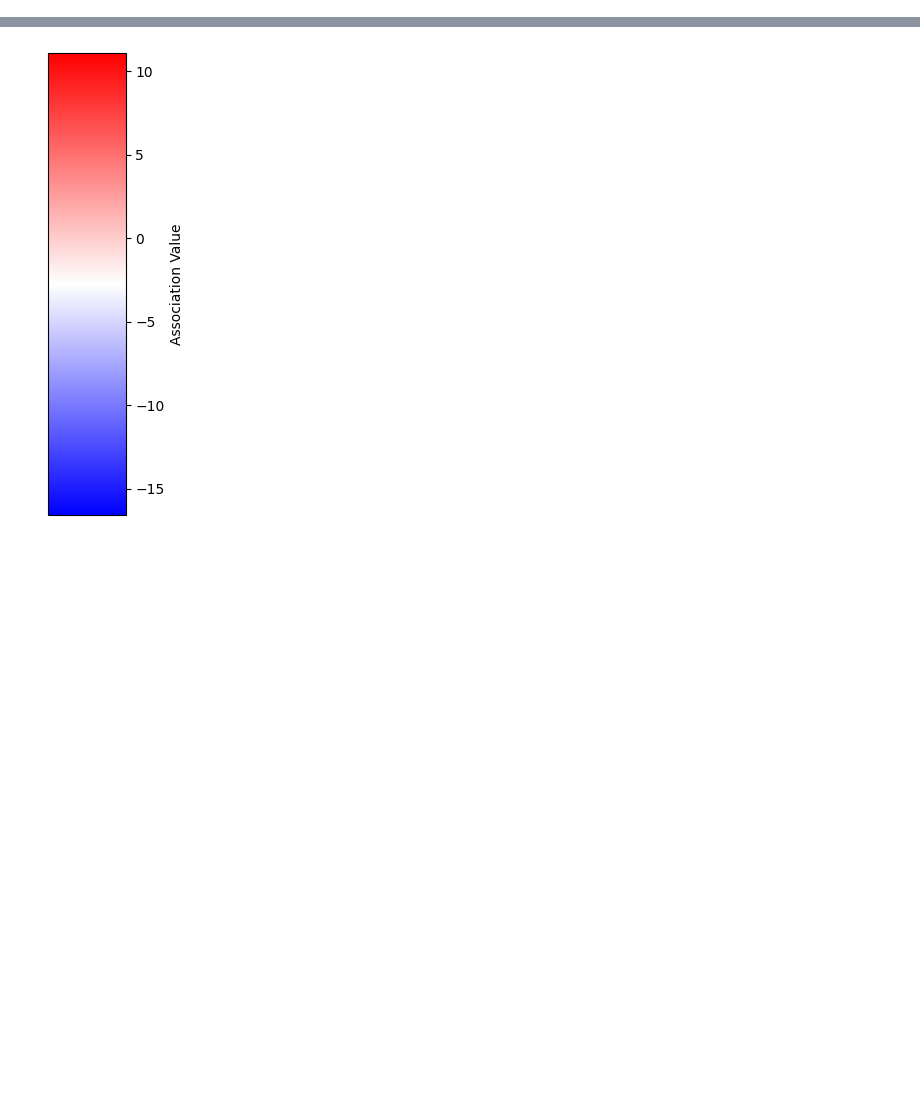
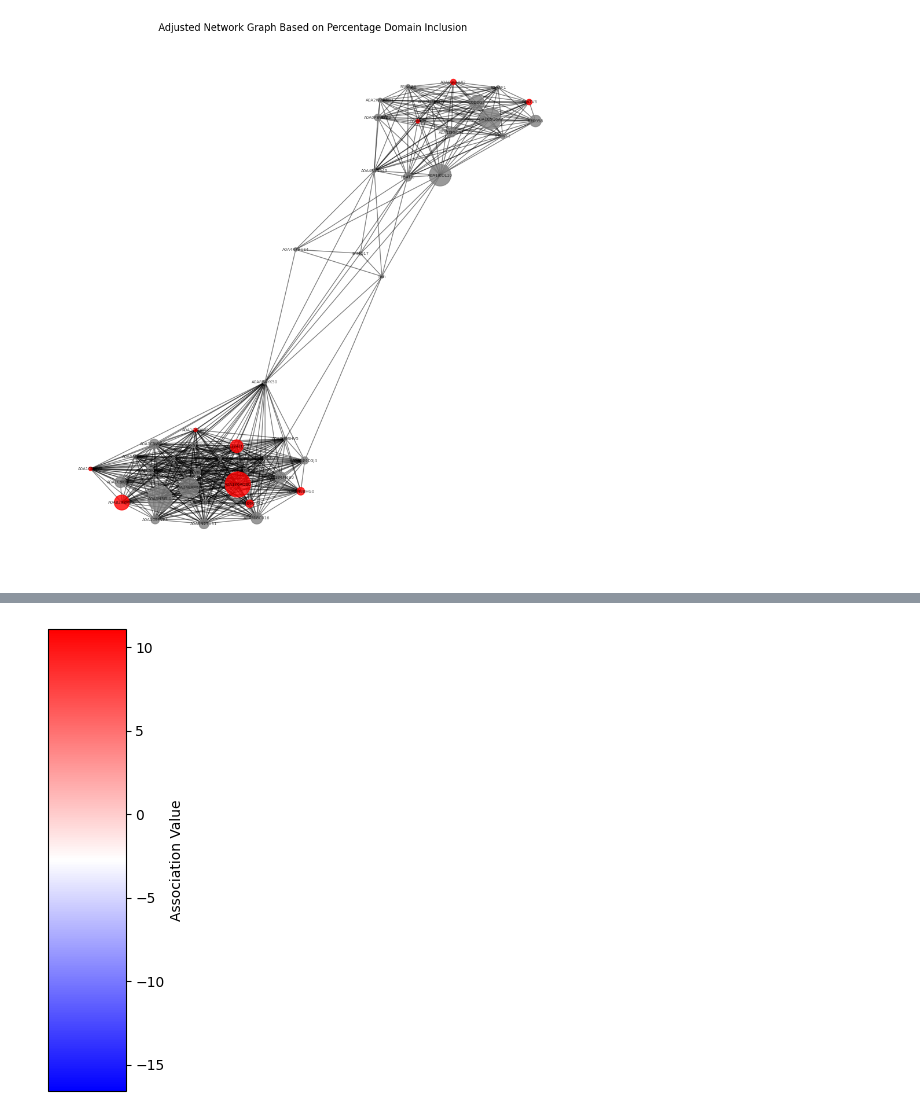
Before and after one commit to oliverdesa/Clustering_Metagenomics, a Jupyter notebook: src/clustering/network_plot.ipynb, the cells around one changed output, grey strips where cells are left out. Cells and saved outputs as stored; diff of their text form; code cells hidden in the pictures; blank space fills up the shorter version.

```diff
--- a/src/clustering/network_plot.ipynb
+++ b/src/clustering/network_plot.ipynb
@@ -77,59 +77,61 @@ significant_edges = [(cluster_ids[i], cluster_ids[j], cosine_sim[i, j])
                      for j in range(i+1, len(cluster_ids))
                      if cosine_sim[i, j] > significant_similarity_threshold]
 # %%
-def plot_network():
- # Create the network graph
-    G_adjusted_similarity = nx.Graph()
 
-    # Add nodes (clusters)
-    G_adjusted_similarity.add_nodes_from(cluster_ids)
+# Create the network graph
+G_adjusted_similarity = nx.Graph()
 
-    # Add edges with weights based on cosine similarity
-    G_adjusted_similarity.add_weighted_edges_from(significant_edges)
+# Add nodes (clusters)
+G_adjusted_similarity.add_nodes_from(cluster_ids)
 
-    downregulated_clusters = [
-        "A0A1C6G745",
-        "A0A829ZMP2",
-        "A0A1C6FAW9",
-        "A0A174TDS3",
-        "R6MIH8",
-        "A0A1C5VJV2",
-        "A0A0B0HUJ2",
-        "R6YTV6",
-        "A0A1Y6AQ80",
-        "A0A6N3BHG0"
-    ]
+# Add edges with weights based on cosine similarity
+G_adjusted_similarity.add_weighted_edges_from(significant_edges)
 
-    # Assign colors to nodes based on whether they are downregulated in CRC
-    node_colors = ["red" if node in downregulated_clusters else "blue" for node in G_adjusted_similarity.nodes()]
+downregulated_clusters = [
+    "A0A1C6G745",
+    "A0A829ZMP2",
+    "A0A1C6FAW9",
+    "A0A174TDS3",
+    "R6MIH8",
+    "A0A1C5VJV2",
+    "A0A0B0HUJ2",
+    "R6YTV6",
+    "A0A1Y6AQ80",
+    "A0A6N3BHG0"
+]
 
-    # Step 1: Calculate the size of each cluster
-    cluster_sizes = merged_df['dl_endopeptidase-foldseek_cluster'].value_counts().to_dict()
+# Assign colors to nodes based on whether they are downregulated in CRC
+node_colors = ["red" if node in downregulated_clusters else "Grey" for node in G_adjusted_similarity.nodes()]
 
-    # Step 2: Map cluster sizes to node sizes for visualization
-    # Normalize cluster sizes to a suitable range for node sizes in the graph (e.g., between 20 and 1000)
-    min_size = 20
-    max_size = 1000
-    min_cluster_size = min(cluster_sizes.values())
-    max_cluster_size = max(cluster_sizes.values())
-    node_sizes = [
-        ((cluster_sizes[node] - min_cluster_size) / (max_cluster_size - min_cluster_size) * (max_size - min_size) + min_size)
-        if node in cluster_sizes else min_size
-        for node in G_adjusted_similarity.nodes()
-    ]
+# Step 1: Calculate the size of each cluster
+cluster_sizes = merged_df['dl_endopeptidase-foldseek_cluster'].value_counts().to_dict()
 
-    # Visualize the adjusted network
-    plt.figure(figsize=(12, 12))
-    pos = nx.spring_layout(G_adjusted_similarity, seed=42)  # For consistent layout
+# Step 2: Map cluster sizes to node sizes for visualization
+# Normalize cluster sizes to a suitable range for node sizes in the graph (e.g., between 20 and 1000)
+min_size = 20
+max_size = 1000
+min_cluster_size = min(cluster_sizes.values())
+max_cluster_size = max(cluster_sizes.values())
+node_sizes = [
+    ((cluster_sizes[node] - min_cluster_size) / (max_cluster_size - min_cluster_size) * (max_size - min_size) + min_size)
+    if node in cluster_sizes else min_size
+    for node in G_adjusted_similarity.nodes()
+]
 
-    # Draw the network
-    nx.draw_networkx_nodes(G_adjusted_similarity, pos, node_color=node_colors, node_size=node_sizes, alpha=0.8)
-    nx.draw_networkx_edges(G_adjusted_similarity, pos, alpha=0.5)
-    nx.draw_networkx_labels(G_adjusted_similarity, pos, font_size=5, alpha=0.7)
+# Visualize the adjusted network
+plt.figure(figsize=(12, 12))
+pos = nx.spring_layout(G_adjusted_similarity, seed=42)  # For consistent layout
 
-    plt.title("Adjusted Network Graph Based on Percentage Domain Inclusion")
-    plt.axis('off')
-    plt.savefig('../../figures/adjusted_network.png', dpi=600, bbox_inches='tight')
+# Draw the network
+nx.draw_networkx_nodes(G_adjusted_similarity, pos, node_color=node_colors, node_size=node_sizes, alpha=0.8)
+nx.draw_networkx_edges(G_adjusted_similarity, pos, alpha=0.5)
+nx.draw_networkx_labels(G_adjusted_similarity, pos, font_size=5, alpha=0.7)
+
+plt.title("Adjusted Network Graph Based on Percentage Domain Inclusion")
+plt.axis('off')
+plt.savefig('../../figures/adjusted_network.png', dpi=600, bbox_inches='tight')
+# %% [output]
+[figure, added]
 # %%
 display(merged_df.head())
 # %% [output]
```
Also changed, not shown: parts of 6 cells of this notebook, 2 other files.
